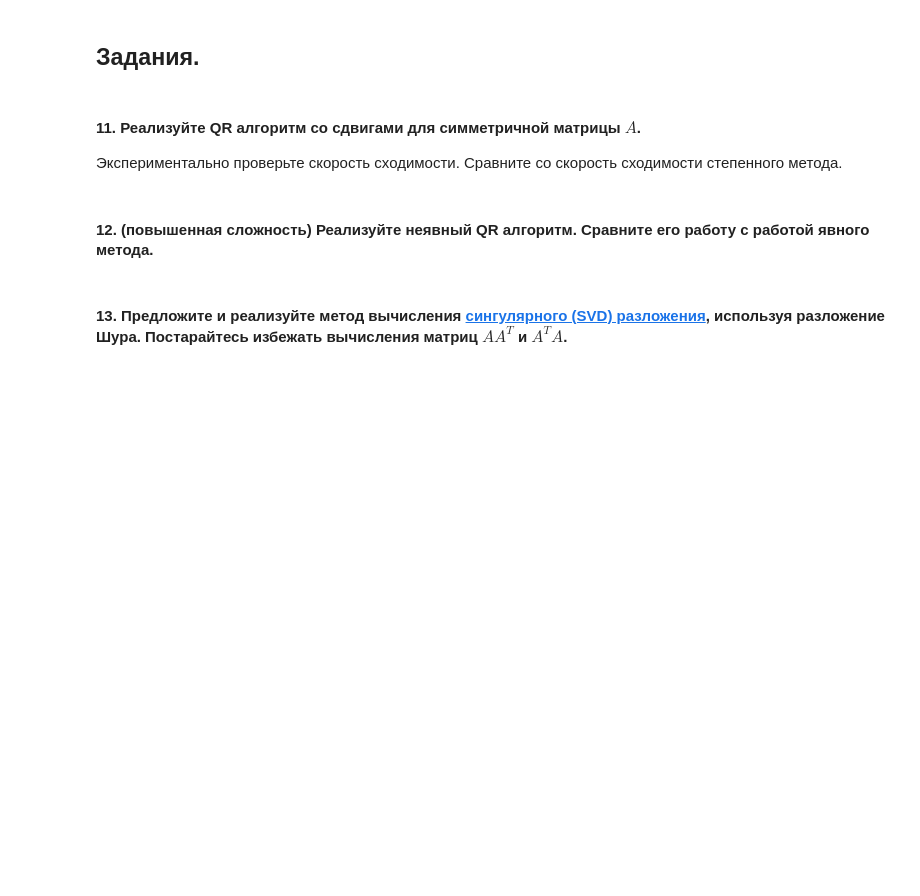
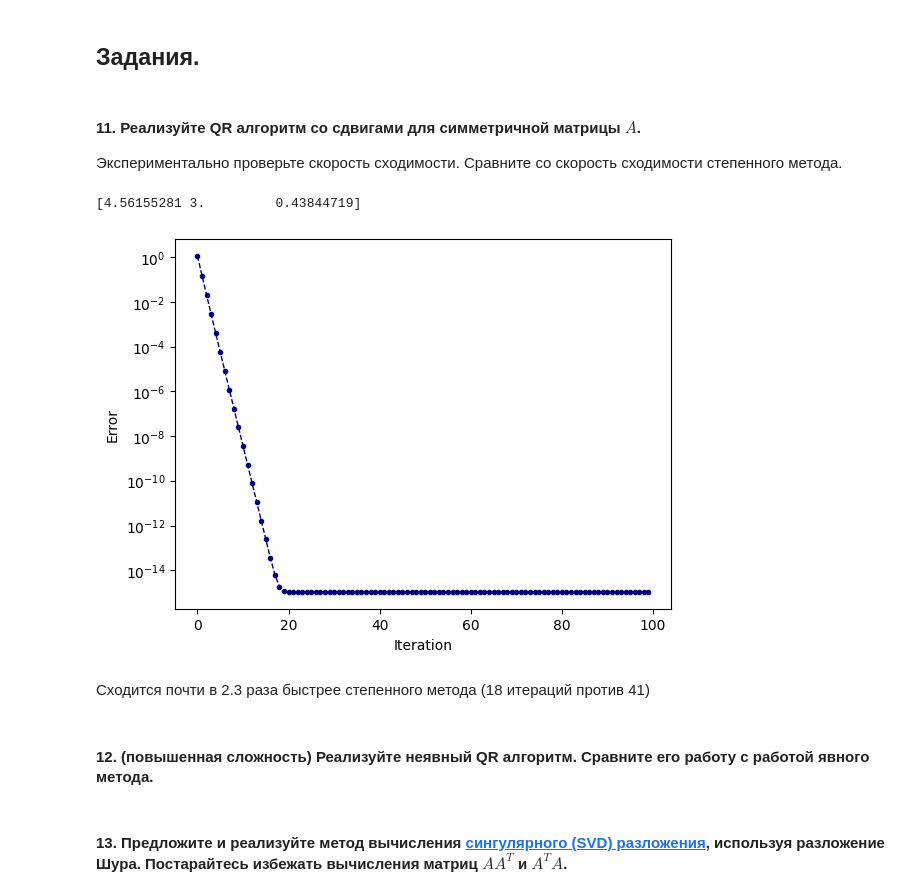
Before and after one commit to dyed-eye/matrices, a Jupyter notebook: 3/workbook3.ipynb, the cells around one changed output. Drawn from its saved outputs; the diff is of its cells as text; code cells hidden in the pictures; blank space fills up the shorter version.

```diff
--- a/3/workbook3.ipynb
+++ b/3/workbook3.ipynb
@@ -365,6 +385,35 @@ $A_{n+1}=R_nQ_n$.
 #### 11. Реализуйте QR алгоритм со сдвигами для симметричной матрицы $A$.
 Экспериментально проверьте скорость сходимости.
 Сравните со скорость сходимости степенного метода.
+# %%
+def qr_shift(As):
+    A = As.copy()
+    iters = 100
+    err = np.zeros(iters)
+    n = A.shape[0]
+    Q = np.eye(n)
+    for i in range(iters):
+        Q, R = np.linalg.qr(A)
+        A = R @ Q
+        err[i] = np.sum(np.abs(A - np.diag(np.diag(A))))
+    return np.diag(A), err
+# %%
+A = np.array([[4, 1, -1], [1, 2, 1], [-1, 1, 2]])
+
+eigenvalues, err = qr_shift(A)
+
+print(eigenvalues)
+plt.plot(err)
+
+plt.gca().set_yscale('log')
+plt.ylabel('Error')
+plt.xlabel('Iteration')
+plt.show()
+# %% [output]
+[4.56155281 3.         0.43844719]
+[figure, added]
+# %% [markdown]
+Сходится почти в 2.3 раза быстрее степенного метода (18 итераций против 41)
 # %% [markdown]
 #### 12. **(повышенная сложность)** Реализуйте неявный QR алгоритм. Сравните его работу с работой явного метода.
 # %% [markdown]
```
Also changed, not shown: parts of 8 cells of this notebook.
